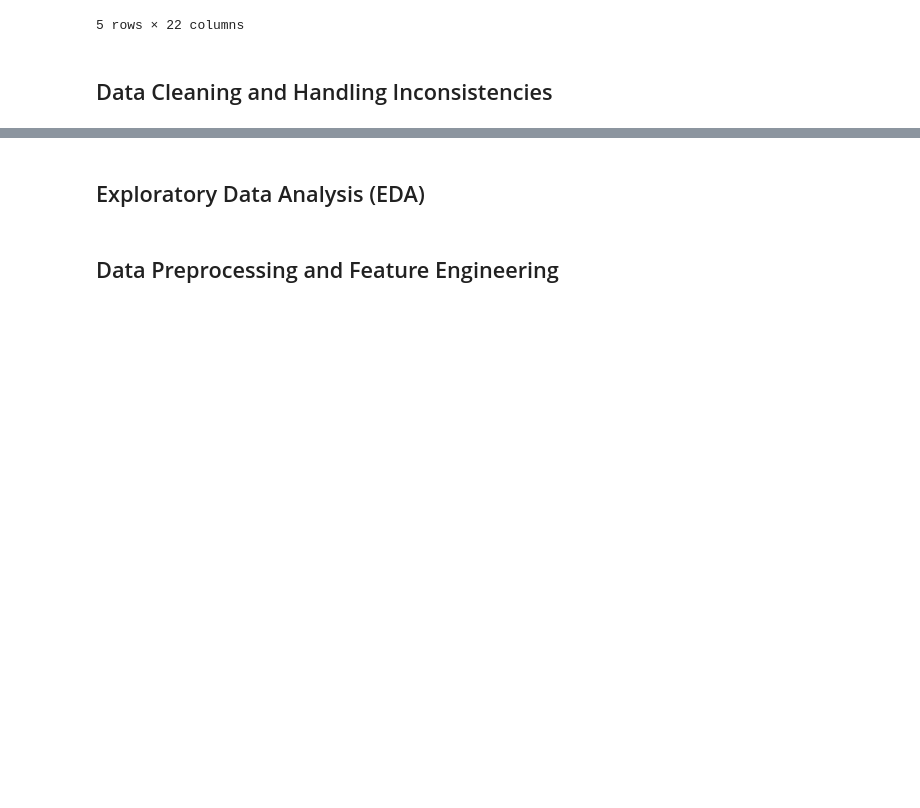
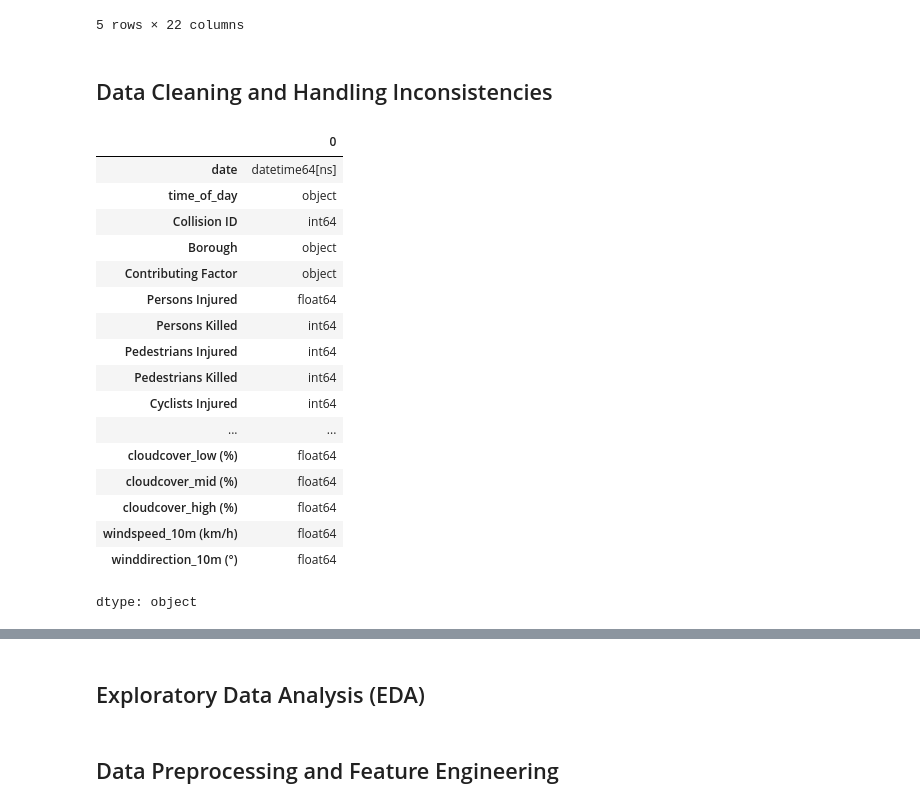
Before and after one commit to zzziminger/5243-Project1, a Jupyter notebook: Project_1.ipynb, the cells around one changed output, grey strips where cells are left out. Saved outputs shown, nothing was run; the diff lists cells and outputs as text; code cells hidden in the pictures; blank space fills up the shorter version.

```diff
--- a/Project_1.ipynb
+++ b/Project_1.ipynb
@@ -206,3 +209,25 @@ merged_data.head()
 5 rows × 22 columns
 # %% [markdown]
 ## Data Cleaning and Handling Inconsistencies
+# %%
+#Check if there are incorrect data types
+merged_data.dtypes
+# %% [output]
+|  | 0 |
+| date | datetime64[ns] |
+| time_of_day | object |
+| Collision ID | int64 |
+| Borough | object |
+| Contributing Factor | object |
+| Persons Injured | float64 |
+| Persons Killed | int64 |
+| Pedestrians Injured | int64 |
+| Pedestrians Killed | int64 |
+| Cyclists Injured | int64 |
+| ... | ... |
+| cloudcover_low (%) | float64 |
+| cloudcover_mid (%) | float64 |
+| cloudcover_high (%) | float64 |
+| windspeed_10m (km/h) | float64 |
+| winddirection_10m (°) | float64 |
+dtype: object
```
Also changed, not shown: parts of 7 cells of this notebook.
